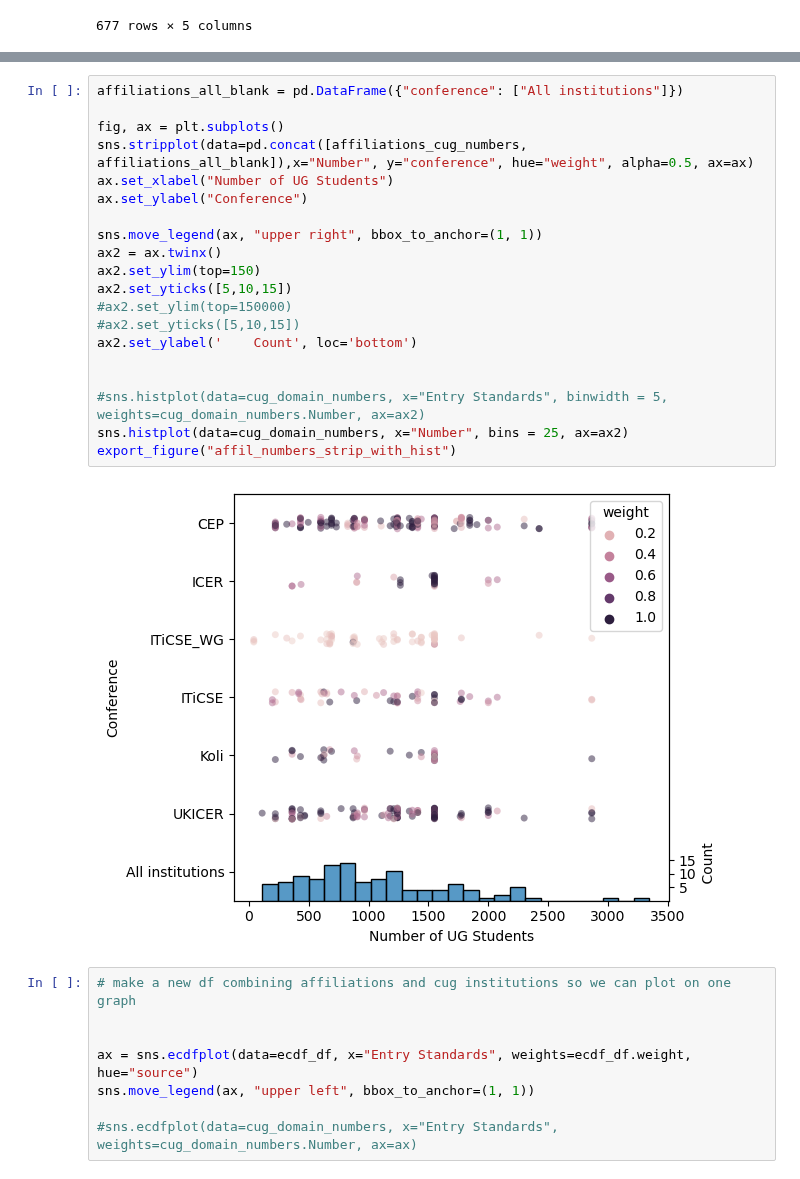
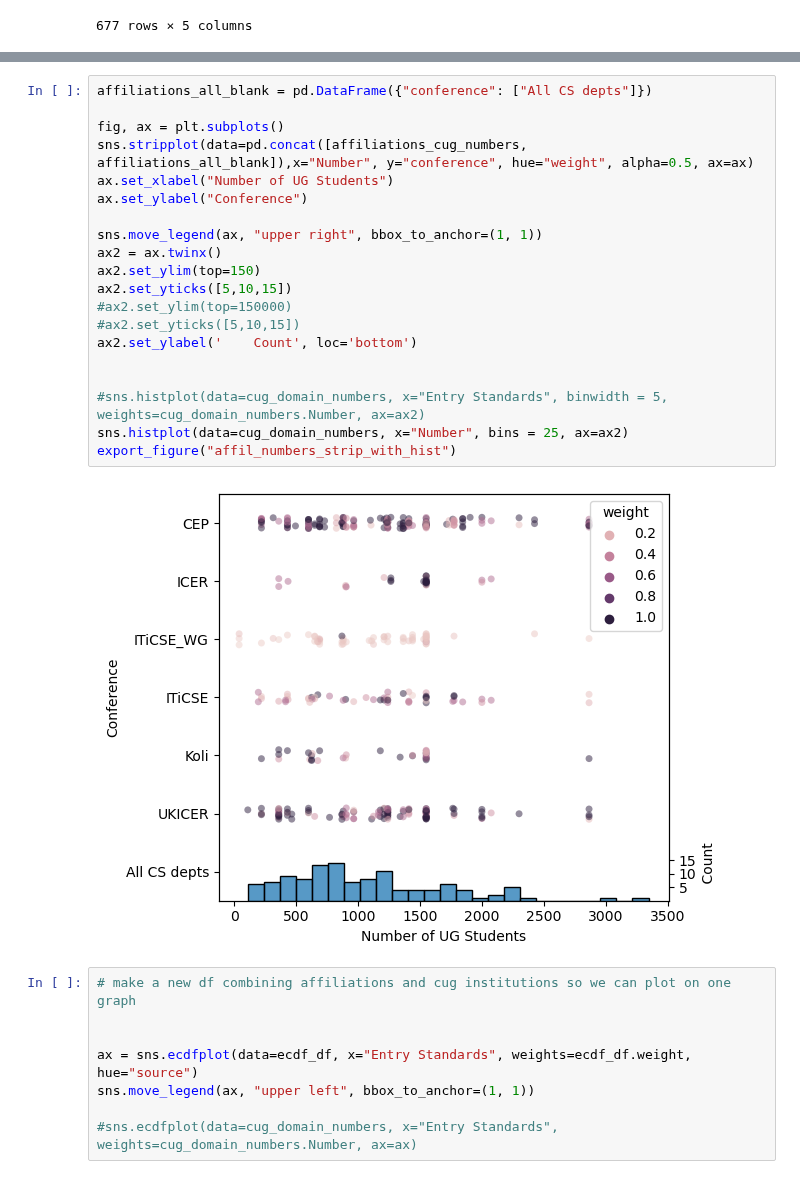
Before and after one commit to stevenaeola/CEP_Retro, a Jupyter notebook: CEP_paper_analysis.ipynb, the cells around one changed output, grey strips where cells are left out. Saved outputs shown, nothing was run; the diff lists cells and outputs as text.

```diff
--- a/CEP_paper_analysis.ipynb
+++ b/CEP_paper_analysis.ipynb
@@ -628,25 +628,25 @@ export_figure("affil_entry_standards_strip_with_hist")
 # %%
-affiliations_all_blank = pd.DataFrame({"conference": ["All institutions"]})
+affiliations_all_blank = pd.DataFrame({"conference": ["All CS depts"]})
 
 fig, ax = plt.subplots()
 sns.stripplot(data=pd.concat([affiliations_cug_numbers, affiliations_all_blank]),x="Number", y="conference", hue="weight", alpha=0.5, ax=ax)
 ax.set_xlabel("Number of UG Students")
 ax.set_ylabel("Conference")
 
 sns.move_legend(ax, "upper right", bbox_to_anchor=(1, 1))
 ax2 = ax.twinx()
 ax2.set_ylim(top=150)
 ax2.set_yticks([5,10,15])
 #ax2.set_ylim(top=150000)
 #ax2.set_yticks([5,10,15])
 ax2.set_ylabel('    Count', loc='bottom')
 
 
 #sns.histplot(data=cug_domain_numbers, x="Entry Standards", binwidth = 5, weights=cug_domain_numbers.Number, ax=ax2)
 sns.histplot(data=cug_domain_numbers, x="Number", bins = 25, ax=ax2)
 export_figure("affil_numbers_strip_with_hist")
 # %% [output]
-[figure, old version]
+[figure, new version]
 # %%
 # make a new df combining affiliations and cug institutions so we can plot on one graph
 
```
Also changed, not shown: parts of 10 cells of this notebook, 6 other files.
